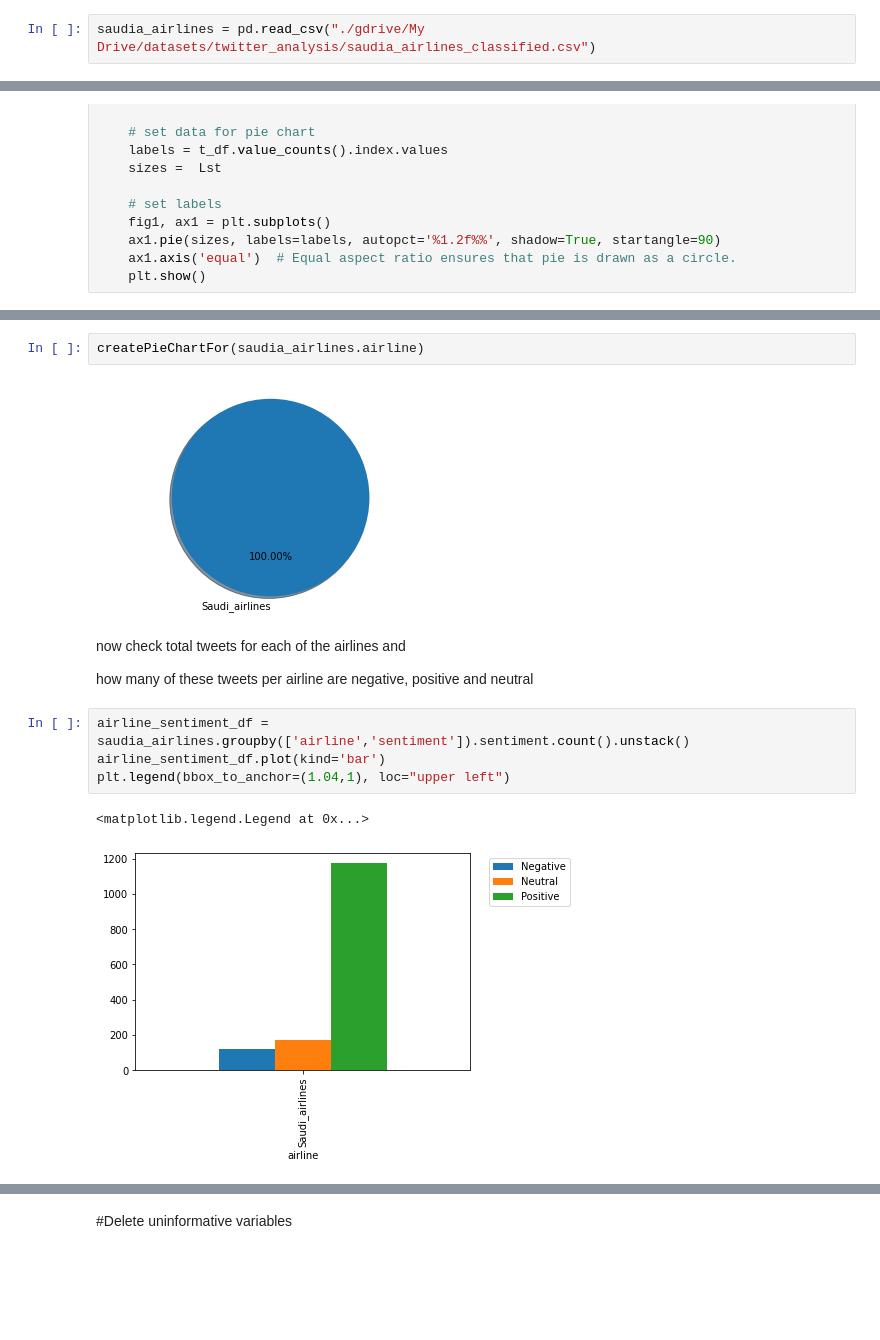
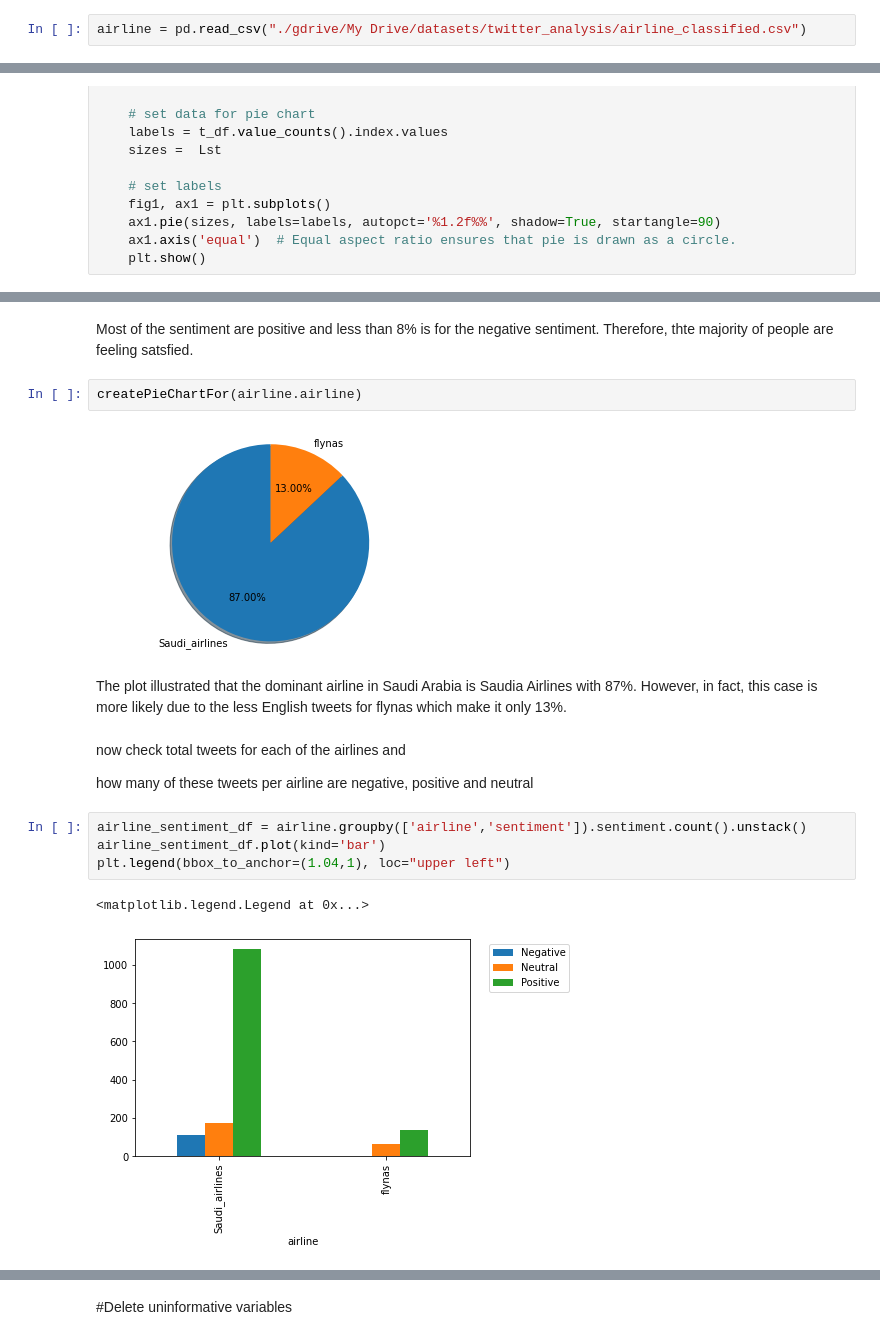
Before and after one commit to buthaina279/DS_Capstone_NLP, a Jupyter notebook: ML.ipynb, the cells around one changed output, grey strips where cells are left out. Drawn from its saved outputs; the diff is of its cells as text; blank space fills up the shorter version.

Commit message:
model both airlines

```diff
--- a/ML.ipynb
+++ b/ML.ipynb
@@ -35,2 +55,2 @@ Drive already mounted at /content/gdrive; to attempt to forcibly remount, call d
 # %%
-saudia_airlines = pd.read_csv("./gdrive/My Drive/datasets/twitter_analysis/saudia_airlines_classified.csv")
+airline = pd.read_csv("./gdrive/My Drive/datasets/twitter_analysis/airline_classified.csv")
@@ -94,16 +116,20 @@ createPieChartFor(saudia_airlines.sentiment)
+# %% [markdown]
+Most of the sentiment are positive and less than 8% is for the negative sentiment. Therefore, thte majority of people are feeling satsfied.
 # %%
-createPieChartFor(saudia_airlines.airline)
+createPieChartFor(airline.airline)
 # %% [output]
-[figure, old version]
+[figure, new version]
+# %% [markdown]
+The plot illustrated that the dominant airline in Saudi Arabia is Saudia Airlines with 87%. However, in fact, this case is more likely due to the less English tweets for flynas which make it only 13%.
 # %% [markdown]
 now check total tweets for each of the airlines and
 
 
 how many of these tweets per airline are negative, positive and neutral
 # %%
-airline_sentiment_df = saudia_airlines.groupby(['airline','sentiment']).sentiment.count().unstack()
+airline_sentiment_df = airline.groupby(['airline','sentiment']).sentiment.count().unstack()
 airline_sentiment_df.plot(kind='bar')
 plt.legend(bbox_to_anchor=(1.04,1), loc="upper left")
 # %% [output]
 <matplotlib.legend.Legend at 0x...>
-[figure, old version]
+[figure, new version]
```
Also changed, not shown: parts of 54 cells of this notebook.
